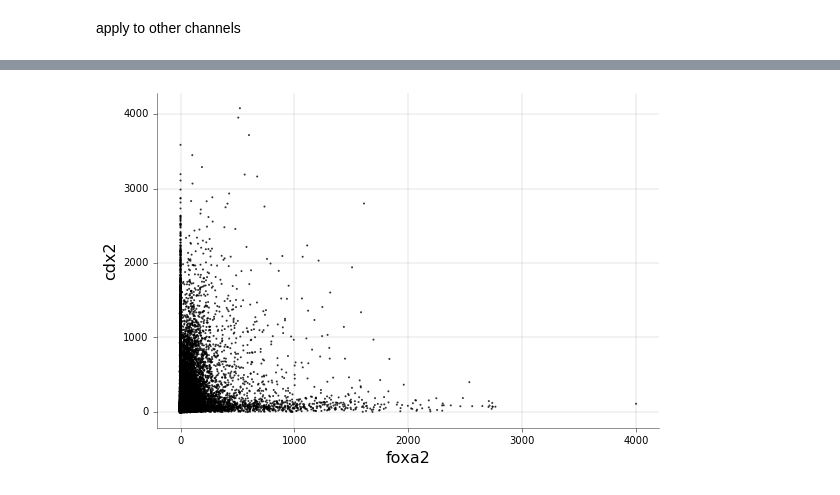
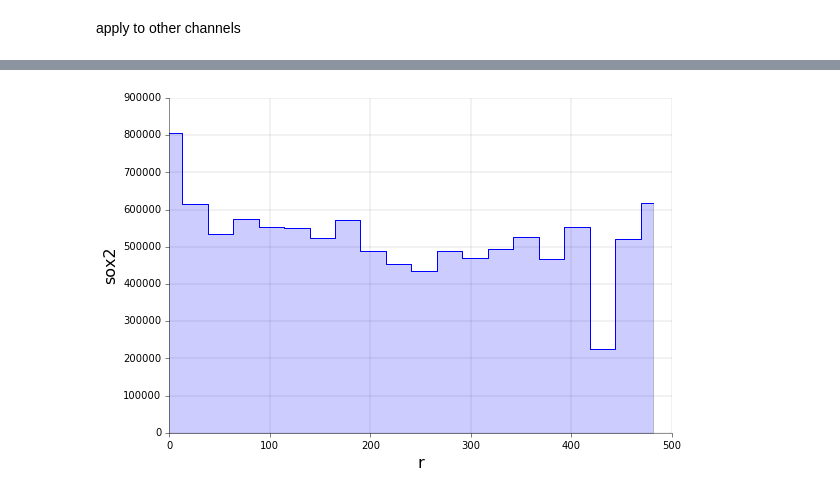
Before and after one commit to jjmetzger/stemcell_segmentation, a Jupyter notebook: mouse_example3.ipynb, the cells around one changed output, grey strips where cells are left out. Saved outputs shown, nothing was run; the diff lists cells and outputs as text; code cells hidden in the pictures.

```diff
--- a/mouse_example3.ipynb
+++ b/mouse_example3.ipynb
@@ -150,4 +106,4 @@ w.coexpression_per_cell('foxa2', 'cdx2', only_selected_cells=1)
-# %%
-w.coexpression_per_pixel('foxa2', 'cdx2', downsample=100, only_selected_cells=0)
-# %% [output]
-[figure, removed]
+# %%
+watershed3d.radial_profile_per_cell(w, 'sox2', nbins=20, only_selected_cells=1);
+# %% [output]
+[figure, added]
```
Also changed, not shown: parts of 22 cells of this notebook, 1 other file.
